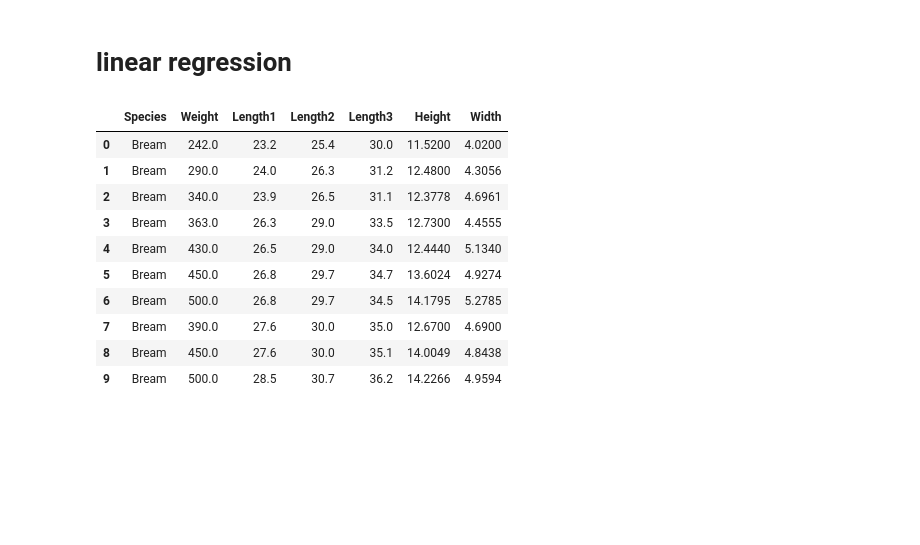
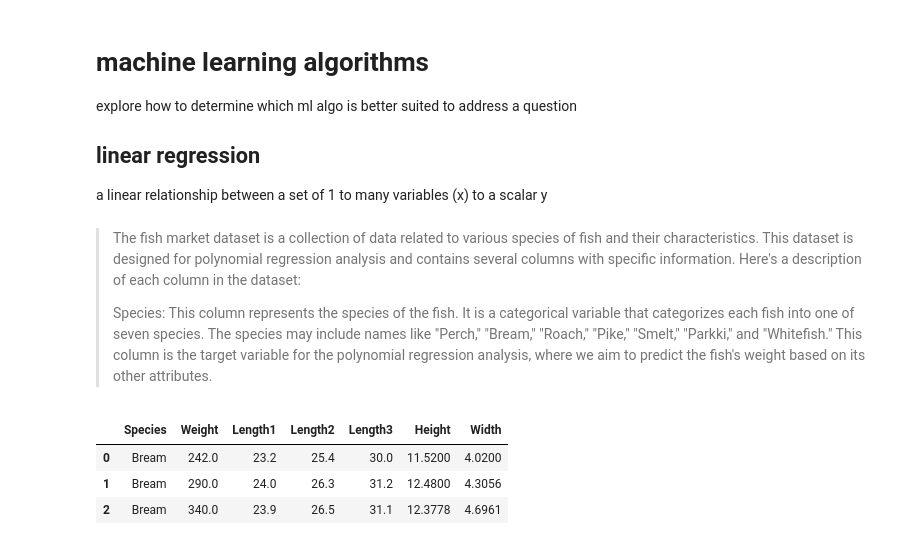
Before and after one commit to socraticDevBlog/sandboxes, a Jupyter notebook: machine_learning_python/linear-regression-alt.ipynb, the cells around one changed output. Cells and saved outputs as stored; diff of their text form; code cells hidden in the pictures; blank space fills up the shorter version.

```diff
--- a/machine_learning_python/linear-regression-alt.ipynb
+++ b/machine_learning_python/linear-regression-alt.ipynb
@@ -1,21 +1,24 @@
 # %% [markdown]
-# linear regression
+# machine learning algorithms
+
+explore how to determine which ml algo is better suited to address a question
+
+## linear regression
+
+a linear relationship between a set of 1 to many variables (x) to a scalar y
+# %% [markdown]
+> The fish market dataset is a collection of data related to various species of fish and their characteristics. This dataset is designed for polynomial regression analysis and contains several columns with specific information. Here's a description of each column in the dataset:
+>
+>Species: This column represents the species of the fish. It is a categorical variable that categorizes each fish into one of seven species. The species may include names like "Perch," "Bream," "Roach," "Pike," "Smelt," "Parkki," and "Whitefish." This column is the target variable for the polynomial regression analysis, where we aim to predict the fish's weight based on its other attributes.
 # %%
 import pandas as pd
 import numpy as np
 
 fish = pd.read_csv("Fish.csv")
 
-fish.head(10)
+fish.head(3)
 # %% [output]
 |  | Species | Weight | Length1 | Length2 | Length3 | Height | Width |
 | 0 | Bream | 242.0 | 23.2 | 25.4 | 30.0 | 11.5200 | 4.0200 |
 | 1 | Bream | 290.0 | 24.0 | 26.3 | 31.2 | 12.4800 | 4.3056 |
 | 2 | Bream | 340.0 | 23.9 | 26.5 | 31.1 | 12.3778 | 4.6961 |
-| 3 | Bream | 363.0 | 26.3 | 29.0 | 33.5 | 12.7300 | 4.4555 |
-| 4 | Bream | 430.0 | 26.5 | 29.0 | 34.0 | 12.4440 | 5.1340 |
-| 5 | Bream | 450.0 | 26.8 | 29.7 | 34.7 | 13.6024 | 4.9274 |
-| 6 | Bream | 500.0 | 26.8 | 29.7 | 34.5 | 14.1795 | 5.2785 |
-| 7 | Bream | 390.0 | 27.6 | 30.0 | 35.0 | 12.6700 | 4.6900 |
-| 8 | Bream | 450.0 | 27.6 | 30.0 | 35.1 | 14.0049 | 4.8438 |
-| 9 | Bream | 500.0 | 28.5 | 30.7 | 36.2 | 14.2266 | 4.9594 |
```
Also changed, not shown: parts of 2 cells of this notebook, 4 other files.
